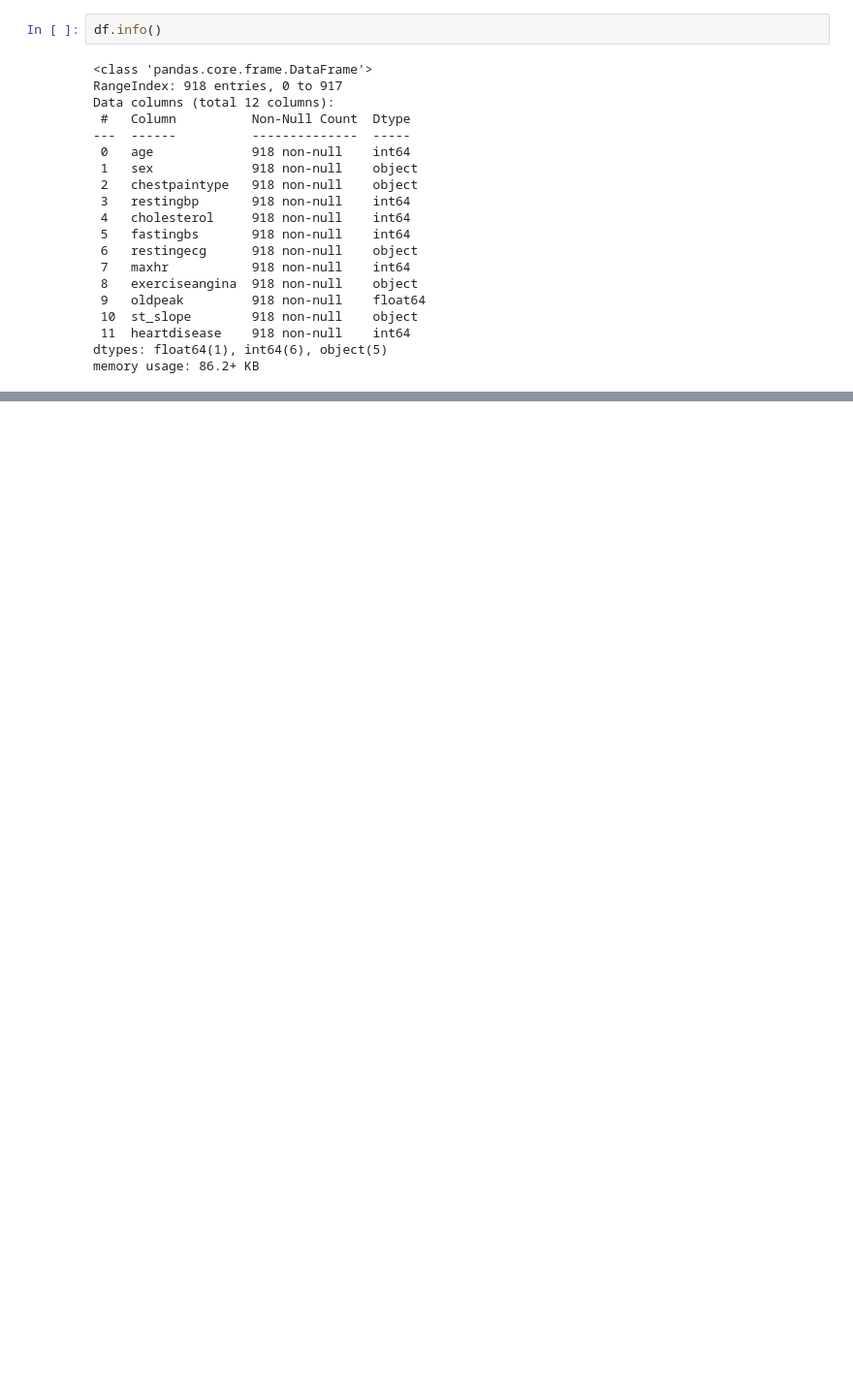
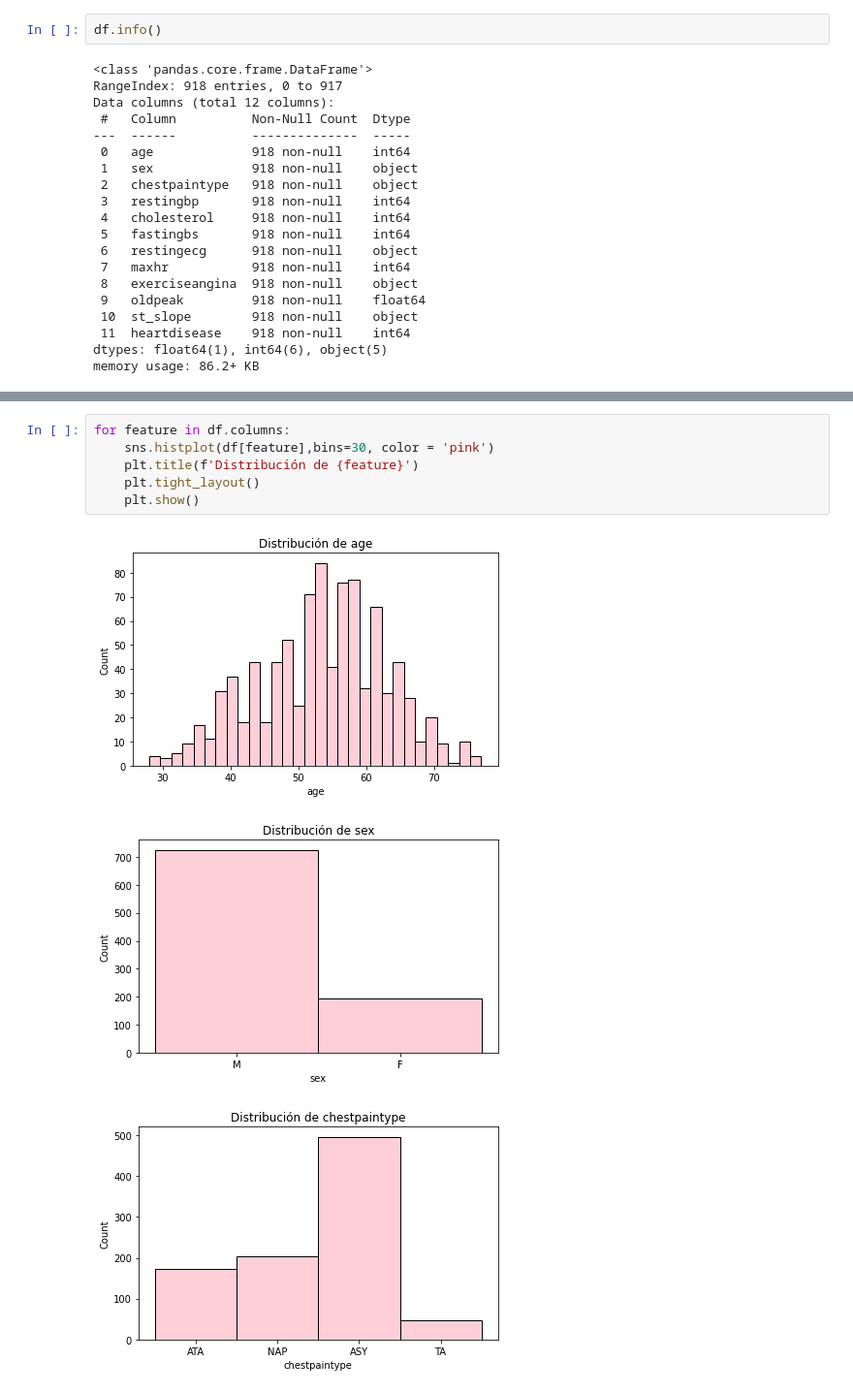
Before and after one commit to AgusDelga2/Heart-Failure-Poyect, a Jupyter notebook: Insuficiencia_cardiaca_proyeto_ISPC.ipynb, the cells around one changed output, grey strips where cells are left out. Shown at 97% size. Saved outputs shown, nothing was run; the diff lists cells and outputs as text; blank space fills up the shorter version.

```diff
--- a/Insuficiencia_cardiaca_proyeto_ISPC.ipynb
+++ b/Insuficiencia_cardiaca_proyeto_ISPC.ipynb
@@ -67,0 +118,10 @@ df.describe()
+# %%
+for feature in df.columns:
+    sns.histplot(df[feature],bins=30, color = 'pink')
+    plt.title(f'Distribución de {feature}')
+    plt.tight_layout()
+    plt.show()
+# %% [output]
+[figure, added]
+[figure, added]
+[figure, added]
```
Also changed, not shown: parts of 14 cells of this notebook.
